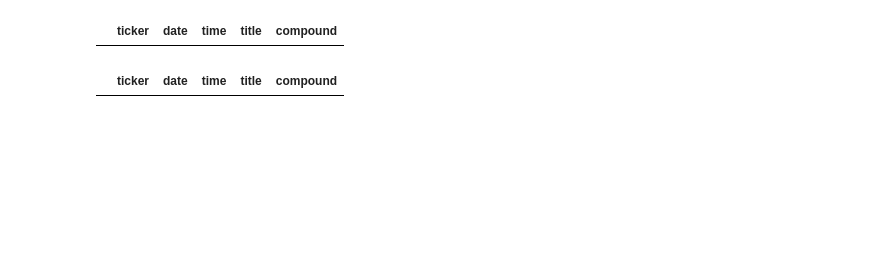
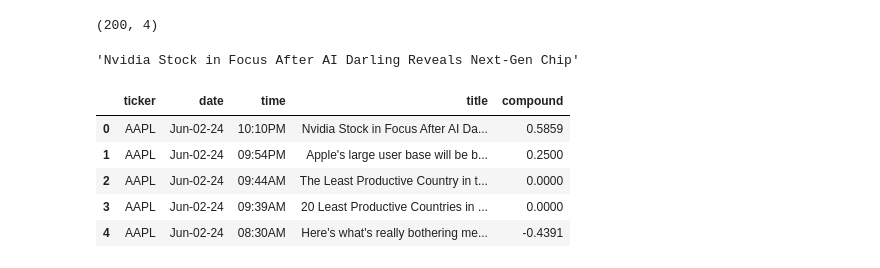
Before and after one commit to neiths/Trading_projects, a Jupyter notebook: Sentiment Analysis News/sample.ipynb, the cells around one changed output. Cells and saved outputs as stored; diff of their text form; code cells hidden in the pictures; blank space fills up the shorter version.

Commit message:
add sentiment analysis notebook

```diff
--- a/Sentiment Analysis News/sample.ipynb
+++ b/Sentiment Analysis News/sample.ipynb
@@ -16,30 +41,27 @@ df.head()
+# %%
+df.shape
+# %% [output]
+(200, 4)
+# %%
+df.iloc[0]['title']
+# %% [output]
+'Nvidia Stock in Focus After AI Darling Reveals Next-Gen Chip'
 # %%
-from urllib.request import urlopen, Request
-from bs4 import BeautifulSoup
-from nltk.sentiment.vader import SentimentIntensityAnalyzer
-import pandas as pd
-import matplotlib.pyplot as plt
-from fetch_finviz_stock_news import fetch_stock_news
-
 # nltk.download('vader_lexicon')
-
-tickers = ['AAPL', 'AMZN']
-news_data = fetch_stock_news(tickers)
-#print(news_data.head())
-
 # Instantiate the sentiment intensity analyzer
 vader = SentimentIntensityAnalyzer()
 
-news_data['compound'] = news_data['title'].apply(lambda title: vader.polarity_scores(title)['compound'])
+df['compound'] = df['title'].apply(lambda title: vader.polarity_scores(title)['compound'])
 
 f = lambda title: vader.polarity_scores(title)['compound']
 
-news_data['compound'] = news_data['title'].apply(f)
+df['compound'] = df['title'].apply(f)
 
-news_data.head()
+df.head()
 # %% [output]
 |  | ticker | date | time | title | compound |
+| 0 | AAPL | Jun-02-24 | 10:10PM | Nvidia Stock in Focus After AI Da... | 0.5859 |
+| 1 | AAPL | Jun-02-24 | 09:54PM | Apple's large user base will be b... | 0.2500 |
+| 2 | AAPL | Jun-02-24 | 09:44AM | The Least Productive Country in t... | 0.0000 |
+| 3 | AAPL | Jun-02-24 | 09:39AM | 20 Least Productive Countries in ... | 0.0000 |
+| 4 | AAPL | Jun-02-24 | 08:30AM | Here's what's really bothering me... | -0.4391 |
-# %%
-news_data.tail()
-# %% [output]
-|  | ticker | date | time | title | compound |
```
Also changed, not shown: parts of 7 cells of this notebook.
